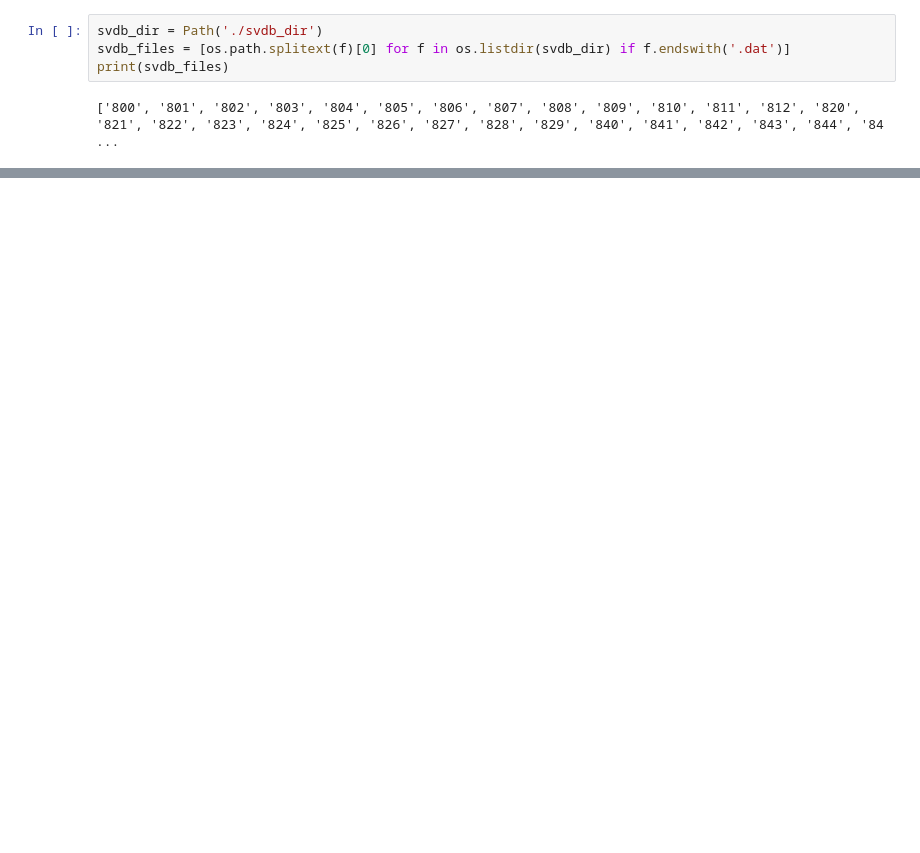
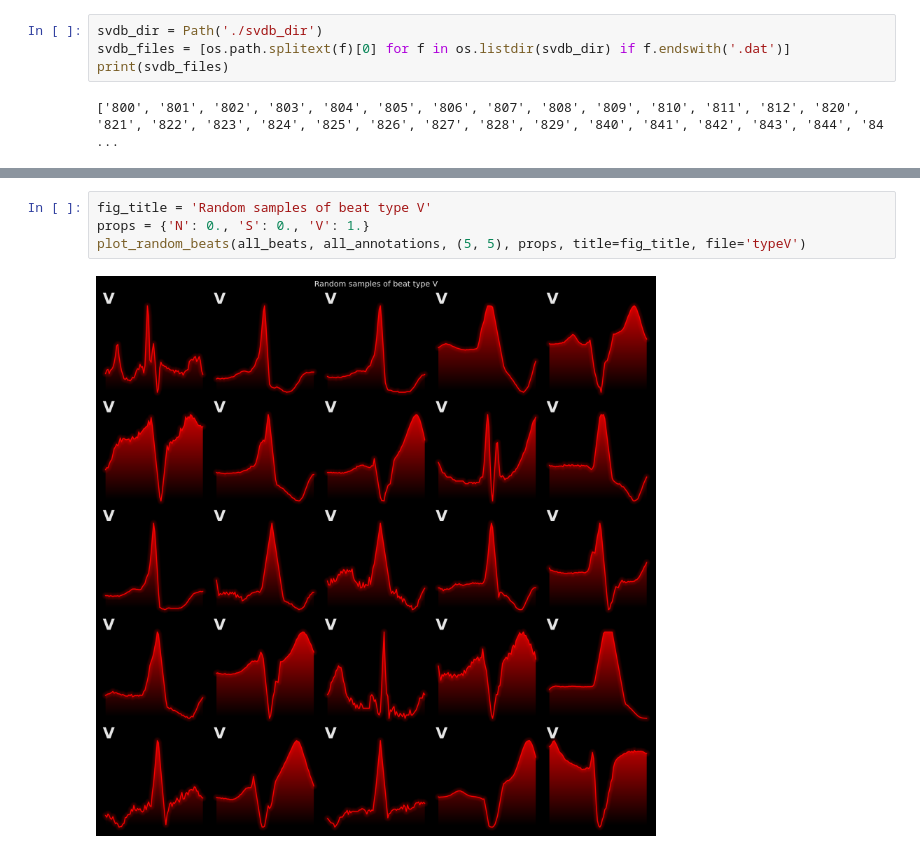
Before and after one commit to Yolonek/MachineLearningApplications, a Jupyter notebook: 3.ECG/MLPforECG.ipynb, the cells around one changed output, grey strips where cells are left out. Drawn from its saved outputs; the diff is of its cells as text; blank space fills up the shorter version.

```diff
--- a/3.ECG/MLPforECG.ipynb
+++ b/3.ECG/MLPforECG.ipynb
@@ -62,0 +87,6 @@ Something might be wrong, but sometimes annotation and signal seem to mismatch
+# %%
+fig_title = 'Random samples of beat type V'
+props = {'N': 0., 'S': 0., 'V': 1.}
+plot_random_beats(all_beats, all_annotations, (5, 5), props, title=fig_title, file='typeV')
+# %% [output]
+[figure, added]
```
Also changed, not shown: parts of 7 cells of this notebook, 8 other files.
